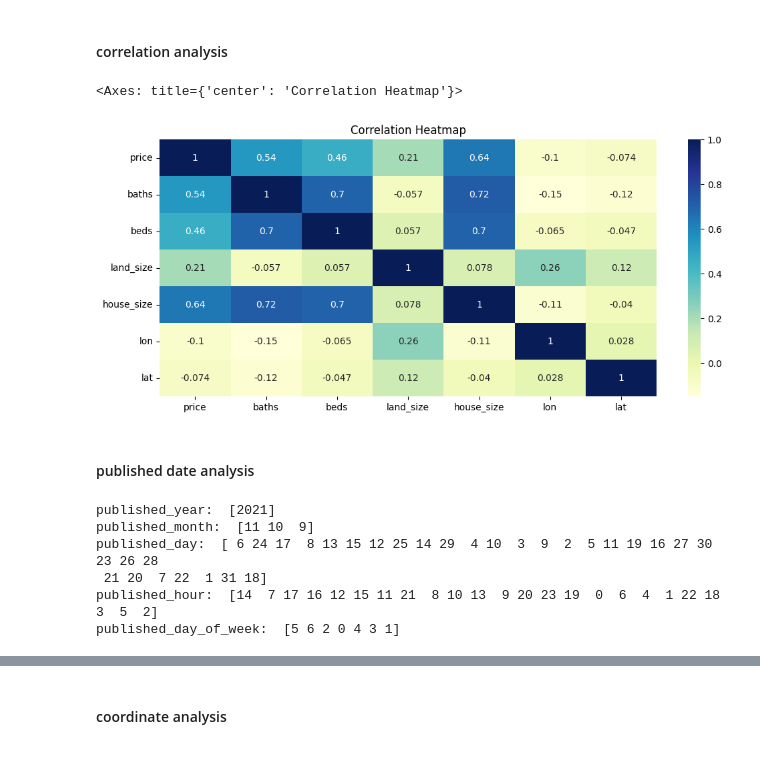
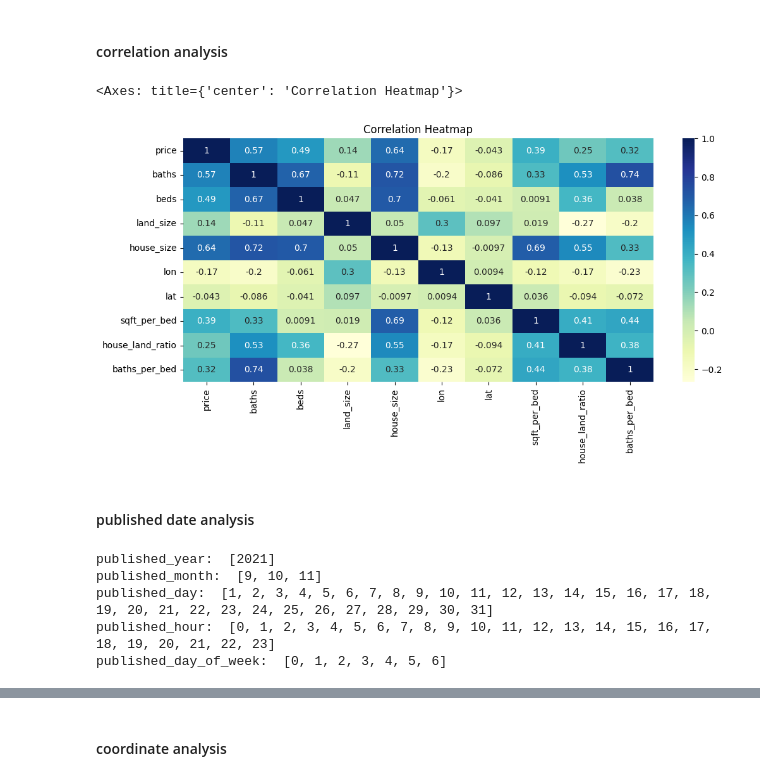
Before and after one commit to ravii-sa/house-price-prediction-fdm-miniproject, a Jupyter notebook: notebook.ipynb, the cells around one changed output, grey strips where cells are left out. Saved outputs shown, nothing was run; the diff lists cells and outputs as text; code cells hidden in the pictures.

```diff
--- a/notebook.ipynb
+++ b/notebook.ipynb
@@ -46,6 +46,6 @@ df.shape
 ### Remove redundant attributes
 Address, location and geo_address contain the same information. Remove address and location since geo_address is more structured
 # %%
-df = df.drop(columns=['address', 'location'], errors='ignore')
+df = df.drop(columns=['location'], errors='ignore')
 df.shape
 # %% [output]
@@ -218,12 +200,12 @@ beds:  ['10+']
 baths:  ['10+']
 # %%
 # replace x+ with x + 1
-df.loc[beds_non_numeric_mask, 'beds'] = df.loc[beds_non_numeric_mask, 'beds'].str.replace('+', '').astype(int) + 1
-df.loc[baths_non_numeric_mask, 'baths'] = df.loc[baths_non_numeric_mask, 'baths'].str.replace('+', '').astype(int) + 1
+df.loc[beds_non_numeric_mask, 'beds'] = df.loc[beds_non_numeric_mask, 'beds'].str.replace('+', '').astype('int') + 1
+df.loc[baths_non_numeric_mask, 'baths'] = df.loc[baths_non_numeric_mask, 'baths'].str.replace('+', '').astype('int') + 1
 
 # convert to numeric
-df['beds'] = pd.to_numeric(df['beds'])
-df['baths'] = pd.to_numeric(df['baths'])
+df['beds'] = pd.to_numeric(df['beds'], downcast='integer')
+df['baths'] = pd.to_numeric(df['baths'], downcast='integer')
 
 print('beds: ', df['beds'].unique())
 print('baths: ', df['baths'].unique())
@@ -345,0 +410,20 @@ df.shape
+# %%
+df['address'] = df.apply(edit_address, axis=1)
+df['address'] = df['address'] + ', ' + df['city'] + ', ' + df['district'] + ', sri lanka'
+
+count = 0
+def load_from_geocodes(x):
+    global count
+    if df_geocoding[df_geocoding['address'] == x['address']].shape[0] > 0:
+        count += 1
+        return [
+            df_geocoding.loc[df_geocoding['address'] == x['address'], 'lat'].values[0],
+            df_geocoding.loc[df_geocoding['address'] == x['address'], 'lon'].values[0]
+        ]
+    else:
+        return [x['lat'], x['lon']]
+
+df[['lat', 'lon']] = df.apply(load_from_geocodes, axis=1, result_type='expand')
+df = df.drop(columns=['address'])
+
+print('coordinates applied: ', count)
@@ -346,2 +432,11 @@ df.shape
+# %%
+def generate_features(df):
+    df['sqft_per_bed'] = df['house_size'] / df['beds']
+    df['house_land_ratio'] = np.ceil(df['house_size'] / df['land_size'] / 272.25 )
+    df['baths_per_bed'] = df['baths'] / df['beds']
+
+    return df
+
+df = generate_features(df)
 # %% [markdown]
 ### Data Analysis
@@ -354,39 +457,38 @@ temp_df['price_per_house_size'] = df['price'] / df['house_size']
 # %%
 import seaborn as sns
 import matplotlib.pyplot as plt
 
-corr = df[['price','baths', 'beds', 'land_size', 'house_size', 'lon', 'lat']].corr()
+corr = df[['price','baths', 'beds', 'land_size', 'house_size', 'lon', 'lat', 'sqft_per_bed', 'house_land_ratio', 'baths_per_bed']].corr()
 
 plt.figure(figsize=(12,5))
 plt.title('Correlation Heatmap')
 sns.heatmap(corr, annot=True, cmap='YlGnBu')
 # %% [output]
 <Axes: title={'center': 'Correlation Heatmap'}>
-[figure, old version]
+[figure, new version]
 # %% [markdown]
 #### published date analysis
 # %%
 # analyze published date
 
-temp_df['published_year'] = df['published_date'].dt.year
-temp_df['published_month'] = df['published_date'].dt.month
-temp_df['published_day'] = df['published_date'].dt.day
-temp_df['published_hour'] = df['published_date'].dt.hour
-temp_df['published_day_of_week'] = df['published_date'].dt.dayofweek
+temp_df['published_year'] = temp_df['published_date'].dt.year
+temp_df['published_month'] = temp_df['published_date'].dt.month
+temp_df['published_day'] = temp_df['published_date'].dt.day
+temp_df['published_hour'] = temp_df['published_date'].dt.hour
+temp_df['published_day_of_week'] = temp_df['published_date'].dt.dayofweek
 
 # print unique values
-print('published_year: ', temp_df['published_year'].unique())
-print('published_month: ', temp_df['published_month'].unique())
-print('published_day: ', temp_df['published_day'].unique())
-print('published_hour: ', temp_df['published_hour'].unique())
-print('published_day_of_week: ', temp_df['published_day_of_week'].unique())
+print('published_year: ', sorted(temp_df['published_year'].unique()))
+print('published_month: ', sorted(temp_df['published_month'].unique()))
+print('published_day: ', sorted(temp_df['published_day'].unique()))
+print('published_hour: ', sorted(temp_df['published_hour'].unique()))
+print('published_day_of_week: ', sorted(temp_df['published_day_of_week'].unique()))
 # %% [output]
 published_year:  [2021]
-published_month:  [11 10  9]
-published_day:  [ 6 24 17  8 13 15 12 25 14 29  4 10  3  9  2  5 11 19 16 27 30 23 26 28
- 21 20  7 22  1 31 18]
-published_hour:  [14  7 17 16 12 15 11 21  8 10 13  9 20 23 19  0  6  4  1 22 18  3  5  2]
-published_day_of_week:  [5 6 2 0 4 3 1]
+published_month:  [9, 10, 11]
+published_day:  [1, 2, 3, 4, 5, 6, 7, 8, 9, 10, 11, 12, 13, 14, 15, 16, 17, 18, 19, 20, 21, 22, 23, 24, 25, 26, 27, 28, 29, 30, 31]
+published_hour:  [0, 1, 2, 3, 4, 5, 6, 7, 8, 9, 10, 11, 12, 13, 14, 15, 16, 17, 18, 19, 20, 21, 22, 23]
+published_day_of_week:  [0, 1, 2, 3, 4, 5, 6]
 # %%
 # drop published_year since all values are 2021
 temp_df = temp_df.drop(columns=['published_year'], errors='ignore')
```
Also changed, not shown: parts of 46 cells of this notebook, 9 other files.
